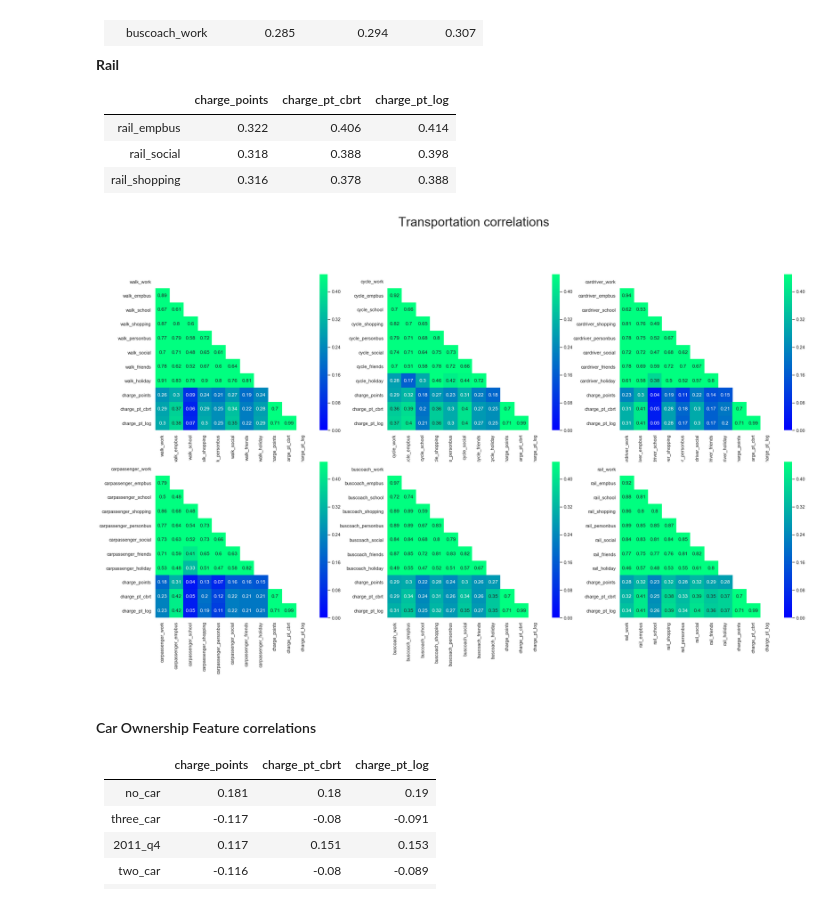
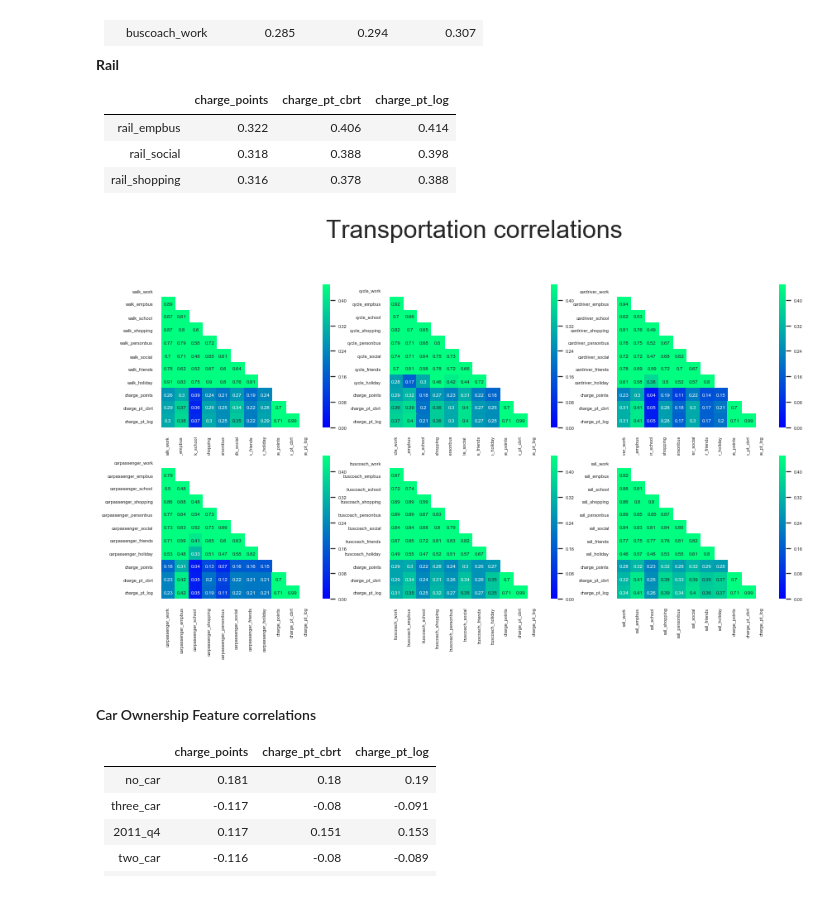
Before and after one commit to cdenbowjr/ev_chargepoint_prediction, a Jupyter notebook: notebooks/2.0-ced-exploratory-data-analysis.ipynb, the cells around one changed output. Cells and saved outputs as stored; diff of their text form; code cells hidden in the pictures.

```diff
--- a/notebooks/2.0-ced-exploratory-data-analysis.ipynb
+++ b/notebooks/2.0-ced-exploratory-data-analysis.ipynb
@@ -785,28 +831,28 @@ There was a mildly weak correlation of transportation features with the number o
 %run "../src/functions/functions_for_project.py"
 # %%
 #Plotting collinearity
-sns.set(font_scale=1)
+sns.set(font_scale=0.5)
 sns.set_style("white")
 targets_list = ['charge_points', 'charge_pt_cbrt', 'charge_pt_log']
 mode = ['walk', 'cycle', 'cardriver', 'carpassenger', 'buscoach', 'rail']
 
-fig, ax = plt.subplots(2,3,figsize=(28,15))
+fig, ax = plt.subplots(2,3,figsize=(14,7))
 
 chart = {0:(0,0),1:(0,1),2:(0,2),3:(1,0),4:(1,1),5:(1,2)}
 
 for num, x in enumerate(mode):
     transp_list = trans_df.loc[:, f'{x}_work':f'{x}_holiday'].columns
     the_plot = just_plot(trans_df,ax[chart[num]],transp_list, targets_list,vmin=0,vmax=0.45)
     ax[chart[num]].set_ylim(11, 0)
 
 
 plt.suptitle("Transportation correlations",fontsize=30,va='bottom')
 
 plt.savefig(f"../reports/figures/correlations/transport_correlation.jpg",
-            dpi=14, quality=100, bbox_inches='tight')
+            dpi=144, quality=100, bbox_inches='tight')
 plt.show()
 # %% [output]
-[figure, old version]
+[figure, new version]
 # %%
 #mode = ['walk', 'cycle', 'cardriver', 'carpassenger', 'buscoach', 'rail']
 
```
Also changed, not shown: parts of 12 cells of this notebook, 7 other files.
